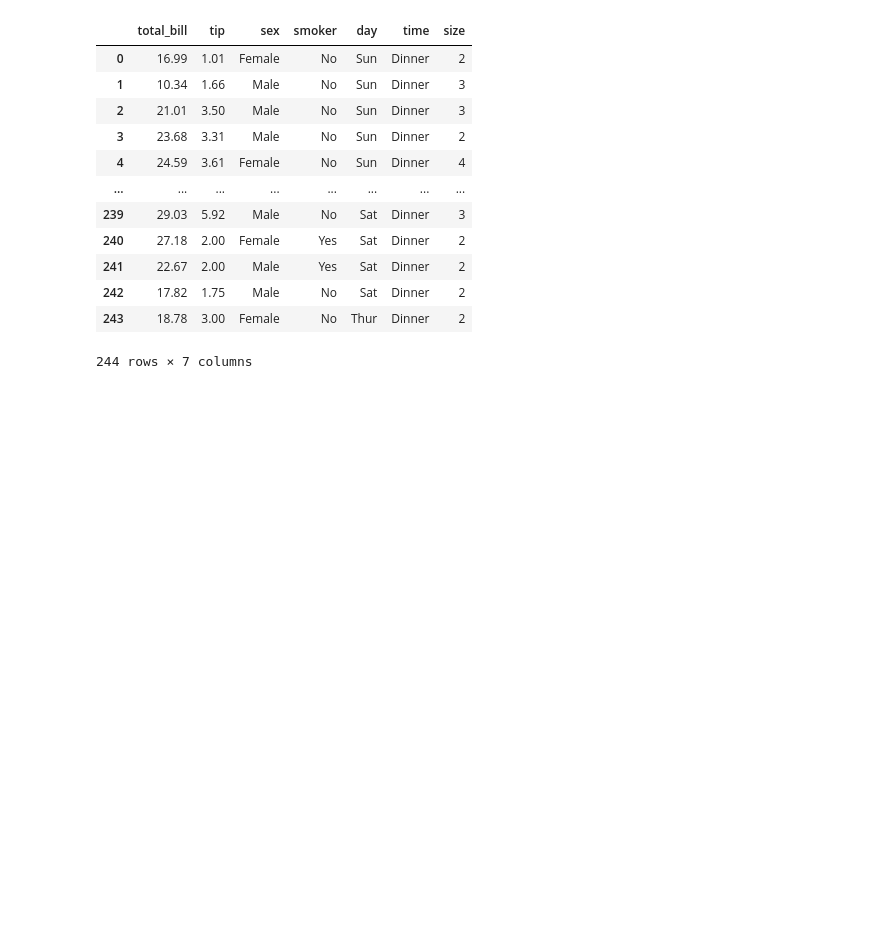
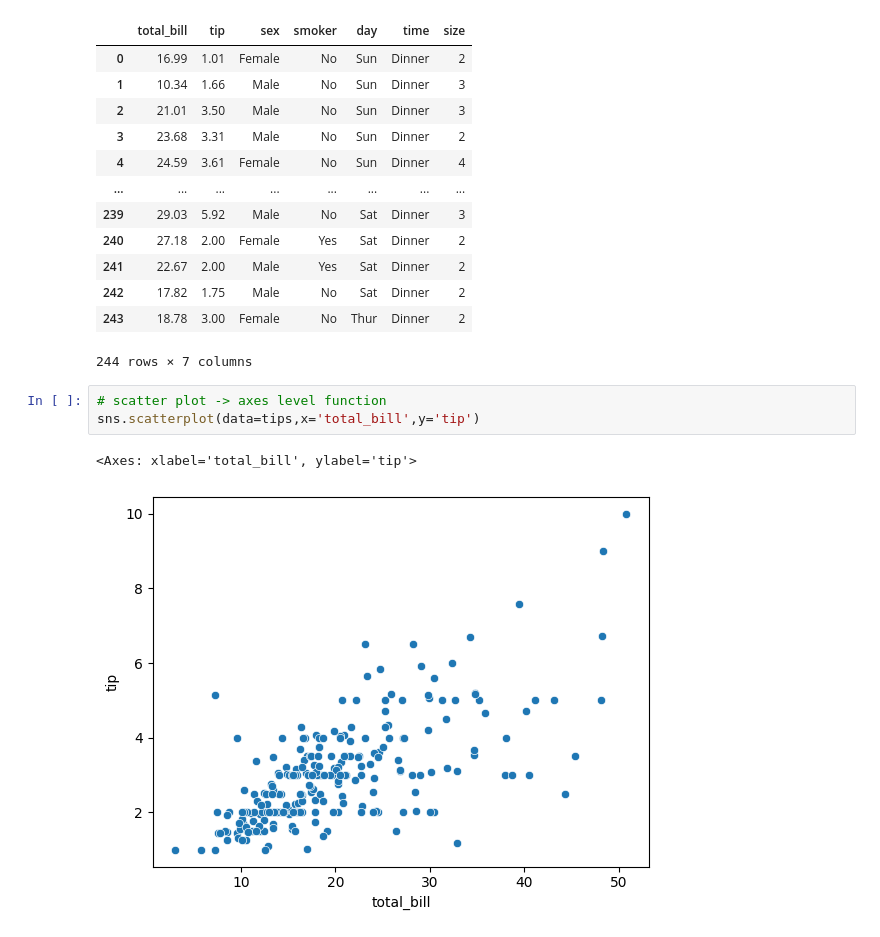
Before and after one commit to Ranajit2005/Python_my_notes, a Jupyter notebook: Seaborn/1_Relational_Plot.ipynb, the cells around one changed output. Drawn from its saved outputs; the diff is of its cells as text; blank space fills up the shorter version.

Commit message:
Implement code changes to enhance functionality and improve performance

```diff
--- a/Seaborn/1_Relational_Plot.ipynb
+++ b/Seaborn/1_Relational_Plot.ipynb
@@ -64,3 +66,9 @@ tips
 | 242 | 17.82 | 1.75 | Male | No | Sat | Dinner | 2 |
 | 243 | 18.78 | 3.00 | Female | No | Thur | Dinner | 2 |
 244 rows × 7 columns
+# %%
+# scatter plot -> axes level function
+sns.scatterplot(data=tips,x='total_bill',y='tip')
+# %% [output]
+<Axes: xlabel='total_bill', ylabel='tip'>
+[figure, added]
```
Also changed, not shown: parts of 13 cells of this notebook, 1 other file.
